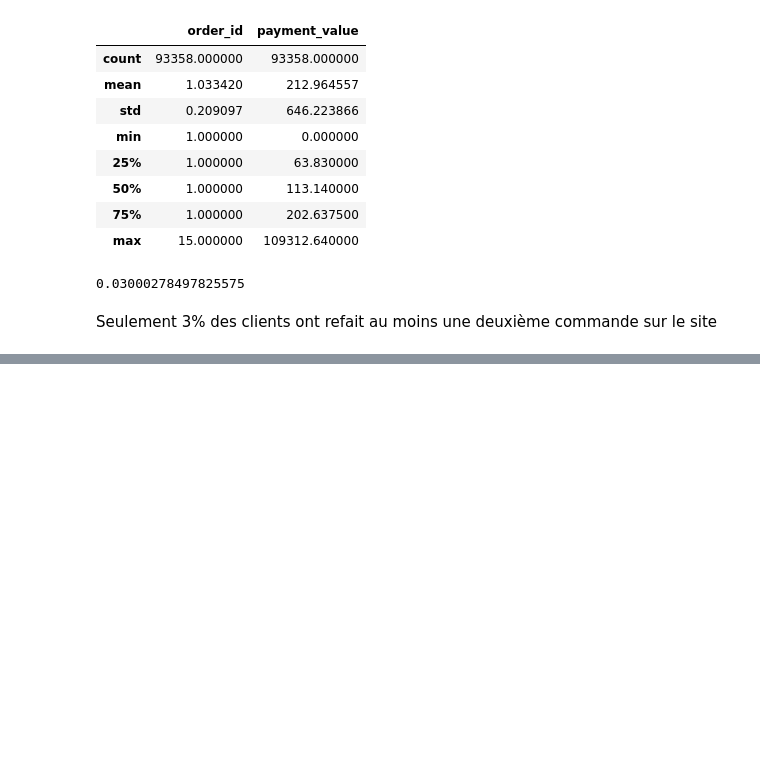
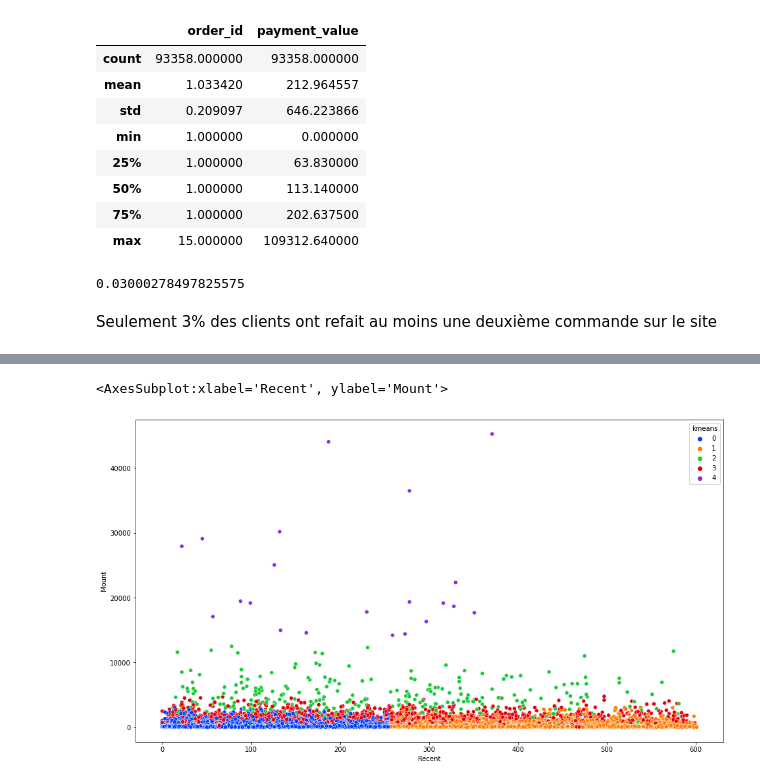
Before and after one commit to MathieuDaulard/e-commerce, a Jupyter notebook: Untitled.ipynb, the cells around one changed output, grey strips where cells are left out. Drawn from its saved outputs; the diff is of its cells as text; code cells hidden in the pictures; blank space fills up the shorter version.

```diff
--- a/Untitled.ipynb
+++ b/Untitled.ipynb
@@ -421,0 +673,6 @@ rfm
+# %%
+fig, ax = plt.subplots(figsize=(16,9))
+sns.scatterplot(data = rfm, x='Recent', y='Mount', hue='kmeans', legend='full', palette='bright')
+# %% [output]
+<AxesSubplot:xlabel='Recent', ylabel='Mount'>
+[figure, added]
```
Also changed, not shown: parts of 63 cells of this notebook, 2 other files.
